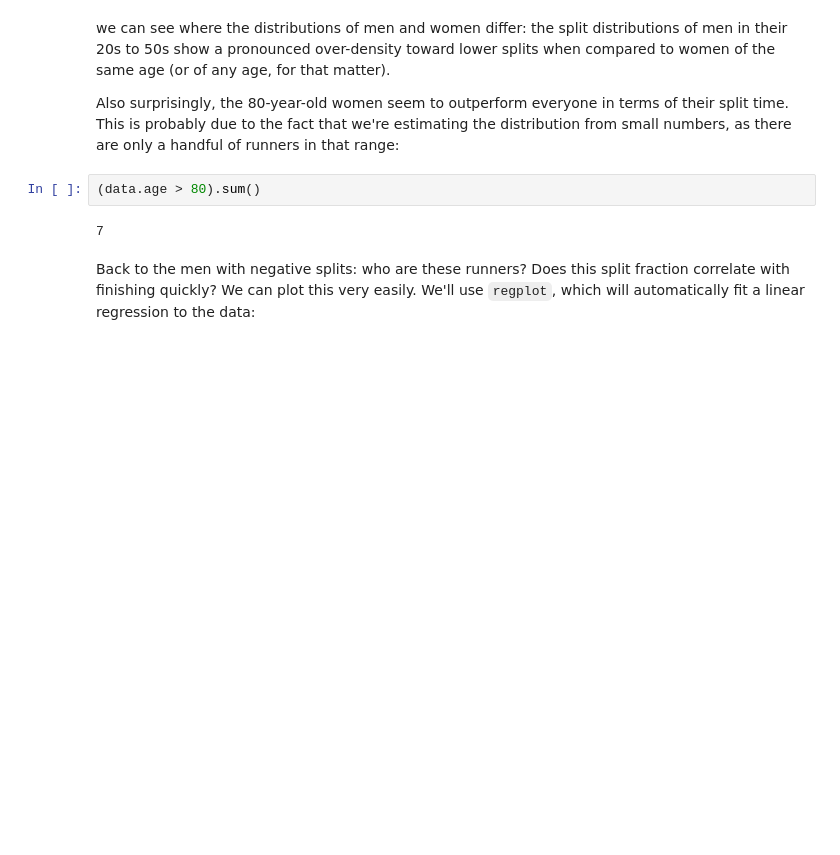
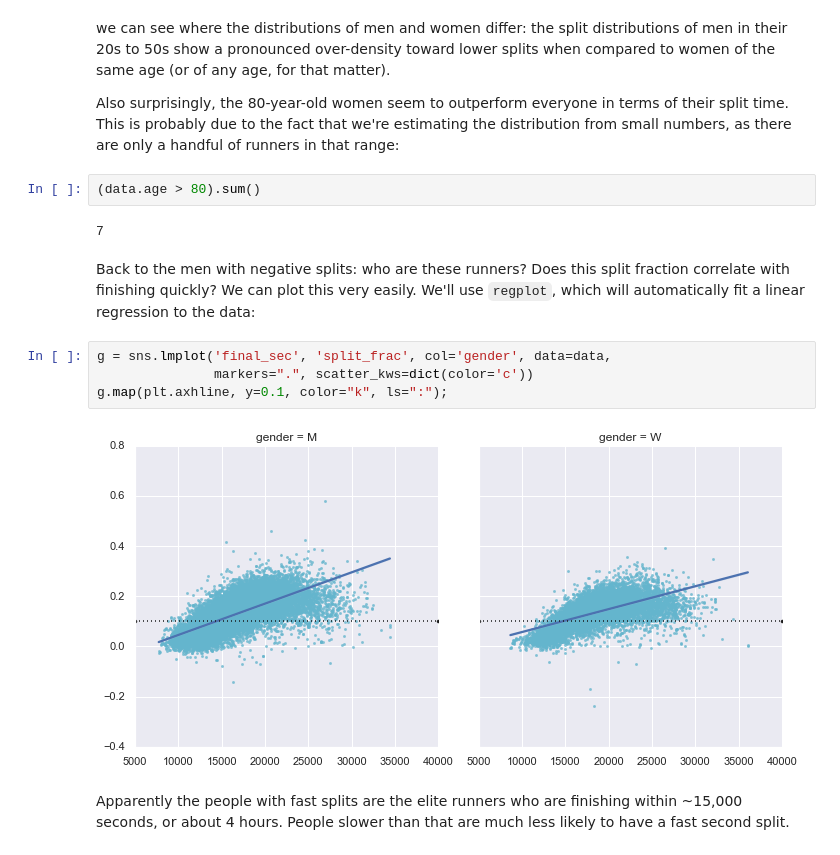
Before and after one commit to EckoTan0804/Data_Science_Handbook, a Jupyter notebook: Matplotlib/13-Seaborn.ipynb, the cells around one changed output. Saved outputs shown, nothing was run; the diff lists cells and outputs as text; blank space fills up the shorter version.

```diff
--- a/Matplotlib/13-Seaborn.ipynb
+++ b/Matplotlib/13-Seaborn.ipynb
@@ -348,3 +347,11 @@ Also surprisingly, the 80-year-old women seem to outperform everyone in terms of
 7
 # %% [markdown]
 Back to the men with negative splits: who are these runners? Does this split fraction correlate with finishing quickly? We can plot this very easily. We'll use `regplot`, which will automatically fit a linear regression to the data:
+# %%
+g = sns.lmplot('final_sec', 'split_frac', col='gender', data=data,
+               markers=".", scatter_kws=dict(color='c'))
+g.map(plt.axhline, y=0.1, color="k", ls=":");
+# %% [output]
+[figure, added]
+# %% [markdown]
+Apparently the people with fast splits are the elite runners who are finishing within ~15,000 seconds, or about 4 hours. People slower than that are much less likely to have a fast second split.
```
Also changed, not shown: parts of 2 cells of this notebook.
